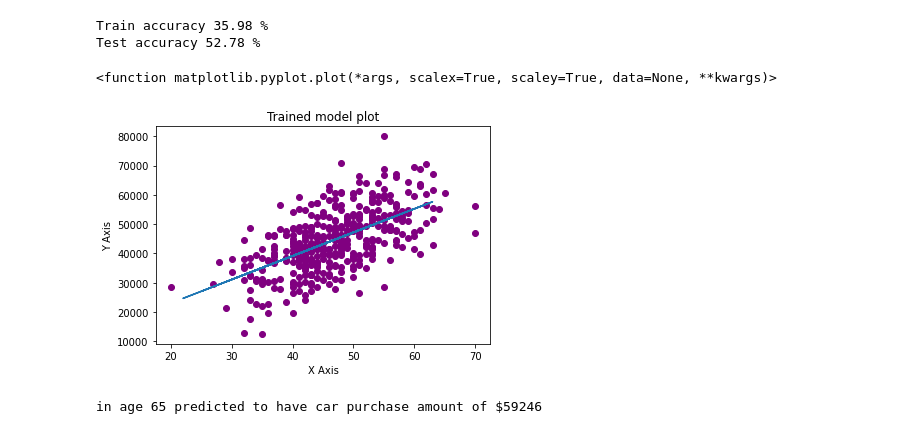
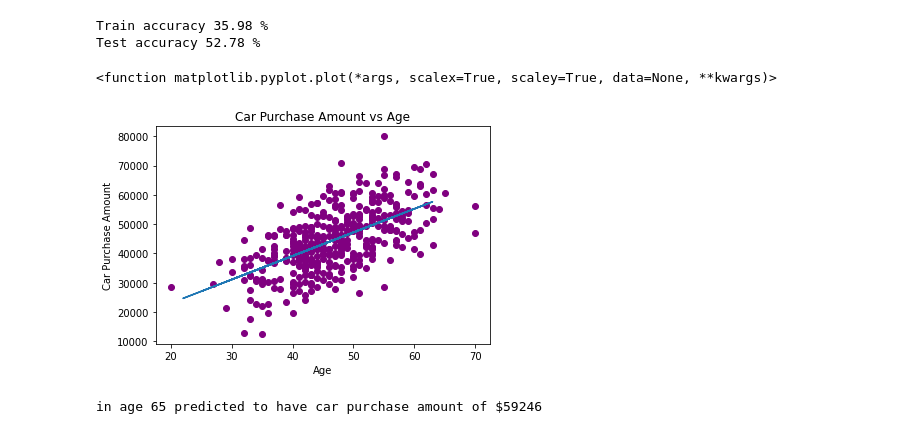
Before and after one commit to HaneenHaashlamoun/linear_regressions, a Jupyter notebook: regression.ipynb, the cells around one changed output. Cells and saved outputs as stored; diff of their text form; code cells hidden in the pictures.

```diff
--- a/regression.ipynb
+++ b/regression.ipynb
@@ -117,13 +117,13 @@ Test accuracy 52.78 %
 # %%
 plt.scatter(x_train,y_train,color='purple')
 plt.plot(x_test,y_predict)
-plt.xlabel("X Axis")
-plt.ylabel("Y Axis")
-plt.title("Trained model plot")
+plt.xlabel("Age")
+plt.ylabel("Car Purchase Amount")
+plt.title("Car Purchase Amount vs Age")
 plt.plot
 # %% [output]
 <function matplotlib.pyplot.plot(*args, scalex=True, scaley=True, data=None, **kwargs)>
-[figure, old version]
+[figure, new version]
 # %%
 predict_age = 65
 car_purchase_amount = lm.predict([[predict_age]])[0]
```
